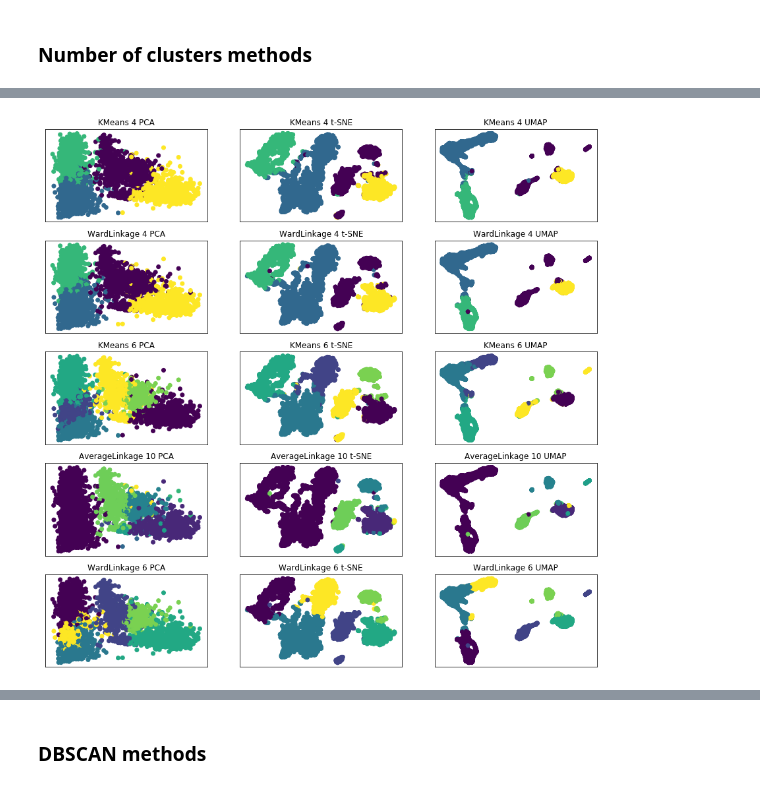
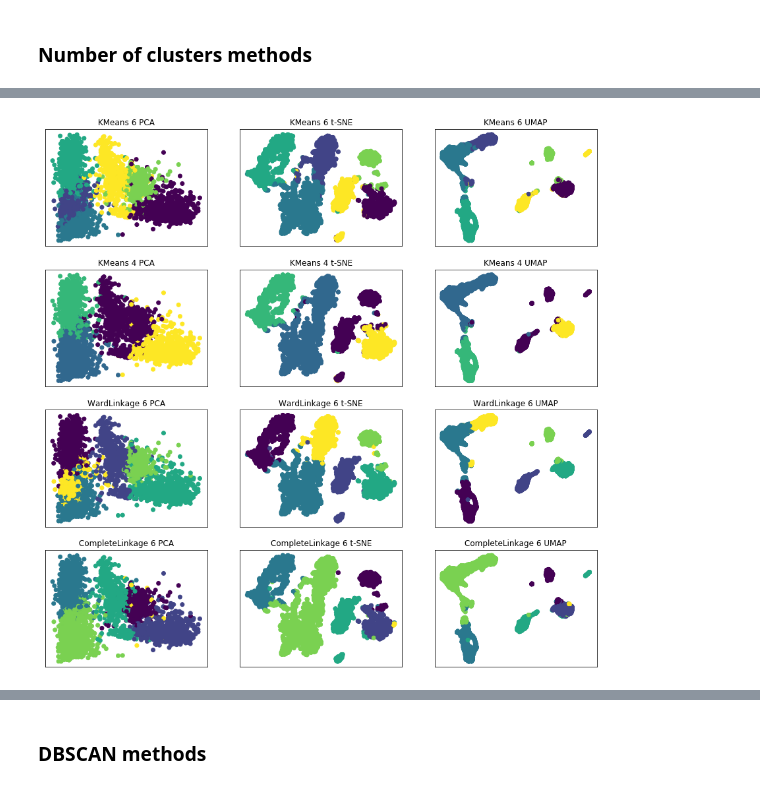
Before and after one commit to H00N24/INF367-Project-d-reduction-clustering, a Jupyter notebook: Project 2.ipynb, the cells around one changed output, grey strips where cells are left out. Cells and saved outputs as stored; diff of their text form; code cells hidden in the pictures.

```diff
--- a/Project 2.ipynb
+++ b/Project 2.ipynb
@@ -758,6 +758,6 @@ plt.show()
 [figure]
 [interactive output not drawn]
 # %%
-min_samples_vals = [16, 39, 72]
+min_samples_vals = [16, 39, 70]
 # %% [output]
 [interactive output not drawn]
@@ -849,31 +851,23 @@ for name, method in tqdm(cl_methods):
         continue
     res["n_clusters"] = np.unique(predicted).shape[0]
     res["predicted"] = predicted
-    records.append(res)
 
     if "DBSCAN" in name or "OPTICS" in name:
-        res = dict(**res)
-        name = name + " (without noise)"
-        res["method"] = name
-
         selected = predicted != -1
 
         res["noise"] = np.sum(~selected) / predicted.shape[0]
 
         try:
             # inverse so lower == better
-            res["silhouette_score"] = -silhouette_score(
+            res["s_score_wn"] = -silhouette_score(X[selected], predicted[selected])
+            res["ch_score_wn"] = -calinski_harabasz_score(
                 X[selected], predicted[selected]
             )
-            res["calinski_harabasz_score"] = -calinski_harabasz_score(
-                X[selected], predicted[selected]
-            )
-            res["davies_bouldin_score"] = davies_bouldin_score(
-                X[selected], predicted[selected]
-            )
+            res["db_score_wn"] = davies_bouldin_score(X[selected], predicted[selected])
         except Exception as e:
             print(f"{name} error: {e}")
             continue
-        records.append(res)
+
+    records.append(res)
 # %% [output]
 [interactive output not drawn]
@@ -881,9 +874,9 @@ OPTICS 72 (without noise) error: Number of labels is 1. Valid values are 2 to n_
 [interactive output not drawn]
 # %%
 results = pd.DataFrame(records).set_index("method")
-result_scores = results[[x for x in results.columns if x.endswith("score")]]
+nc_scores = [x for x in results.columns if x.endswith("score")]
+db_scores = [x for x in results.columns if "score" in x or x == "noise"]
 scans_index = np.array(["DBSCAN" in x or "OPTICS" in x for x in results.index])
-wth_predicted = [x for x in results.columns if x != "predicted"]
 # %% [output]
 [interactive output not drawn]
 # %% [markdown]
@@ -935,8 +934,14 @@ result_scores.iloc[~scans_index].rank(numeric_only=True)
 # %%
-pd.DataFrame(
-    results.iloc[~scans_index].rank(numeric_only=True).mean(axis=1).sort_values(),
+avg_ranking = pd.DataFrame(
+    results[nc_scores]
+    .iloc[~scans_index]
+    .rank(numeric_only=True)
+    .mean(axis=1)
+    .sort_values(),
     columns=["Average rank"],
-)[:5]
+)
+
+avg_ranking[:8]
 # %% [output]
 |  | Average rank |
 | method |  |
@@ -963,20 +968,21 @@ pd.DataFrame(
 # %%
-best = ["KMeans 4", "WardLinkage 4", "KMeans 6", "AverageLinkage 10", "WardLinkage 6"]
-fig, axss = plt.subplots(len(best), 3, figsize=(15, 15))
+best_cn = avg_ranking[:4].index
 
-for in_row, axs in zip(results.loc[best].iterrows(), axss):
+fig, axss = plt.subplots(len(best_cn), 3, figsize=(15, 15))
+
+for in_row, axs in zip(results.loc[best_cn].iterrows(), axss):
     # print(row["predicted"])
     index, row = in_row
     for ax, mt in zip(axs, transformed_data.items()):
         name, transformed = mt
         ax.scatter(transformed.T[0], transformed.T[1], c=row["predicted"])
         ax.set_title(f"{index} {name}")
         ax.set_yticks([])
         ax.set_xticks([])
 
 plt.show()
 # %% [output]
-[figure, old version]
+[figure, new version]
 [interactive output not drawn]
 # %% [markdown]
 ### DBSCAN methods
```
Also changed, not shown: parts of 25 cells of this notebook.
